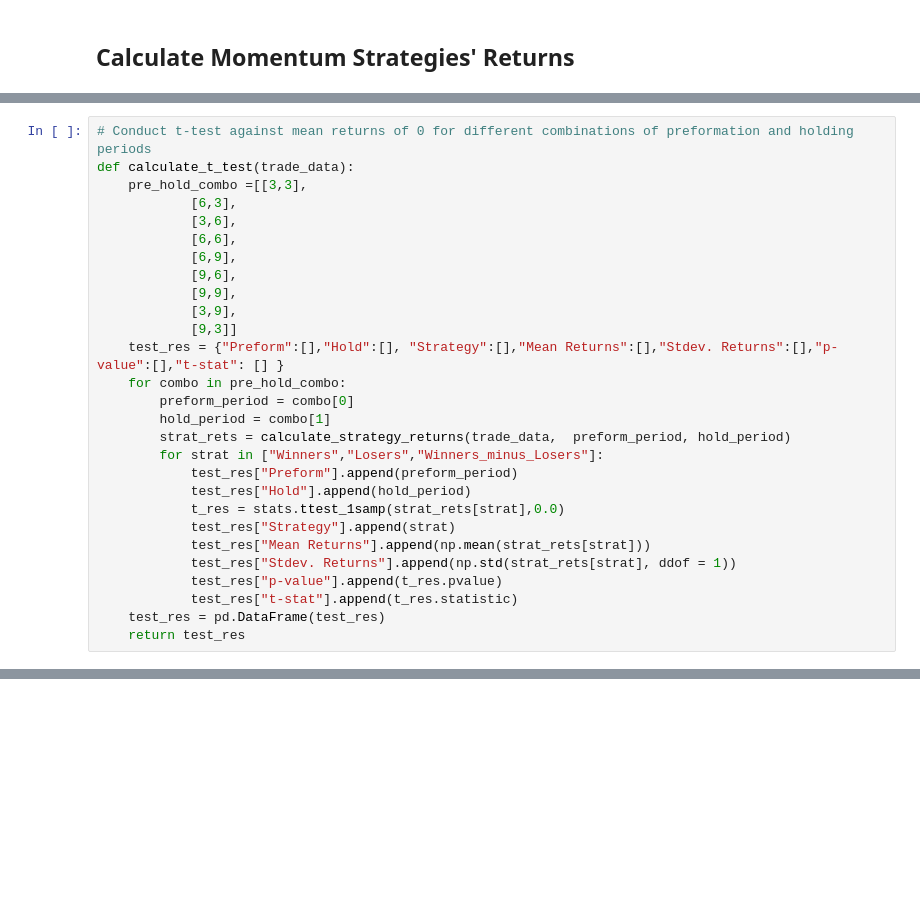
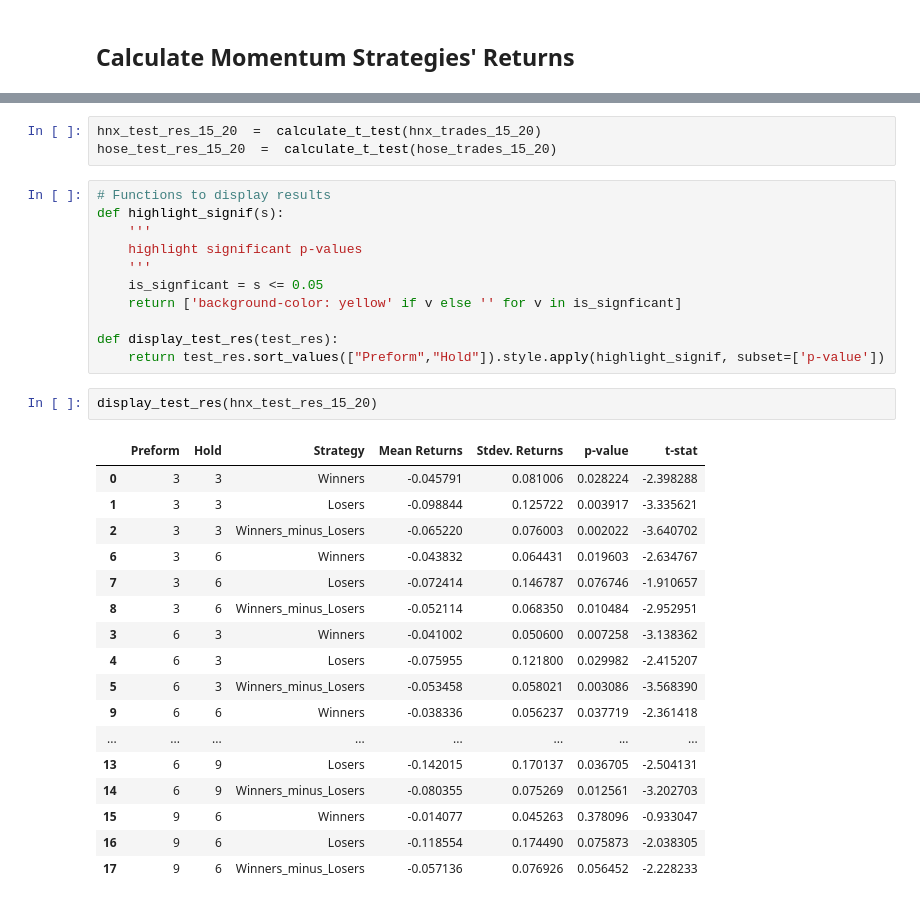
Before and after one commit to plklinh/data501, a Jupyter notebook: Momentum_Trade_Sim.ipynb, the cells around one changed output, grey strips where cells are left out. Cells and saved outputs as stored; diff of their text form; blank space fills up the shorter version.

```diff
--- a/Momentum_Trade_Sim.ipynb
+++ b/Momentum_Trade_Sim.ipynb
@@ -141,28 +177,0 @@ def calculate_strategy_returns(trade_data, preform_period, hold_period):
-# %%
-# Conduct t-test against mean returns of 0 for different combinations of preformation and holding periods
-def calculate_t_test(trade_data):
-    pre_hold_combo =[[3,3],
-            [6,3],
-            [3,6],
-            [6,6],
-            [6,9],
-            [9,6],
-            [9,9],
-            [3,9],
-            [9,3]]
-    test_res = {"Preform":[],"Hold":[], "Strategy":[],"Mean Returns":[],"Stdev. Returns":[],"p-value":[],"t-stat": [] }
-    for combo in pre_hold_combo:
-        preform_period = combo[0]
-        hold_period = combo[1]
-        strat_rets = calculate_strategy_returns(trade_data,  preform_period, hold_period)
-        for strat in ["Winners","Losers","Winners_minus_Losers"]:
-            test_res["Preform"].append(preform_period)
-            test_res["Hold"].append(hold_period)
-            t_res = stats.ttest_1samp(strat_rets[strat],0.0)
-            test_res["Strategy"].append(strat)
-            test_res["Mean Returns"].append(np.mean(strat_rets[strat]))
-            test_res["Stdev. Returns"].append(np.std(strat_rets[strat], ddof = 1))
-            test_res["p-value"].append(t_res.pvalue)
-            test_res["t-stat"].append(t_res.statistic)
-    test_res = pd.DataFrame(test_res)
-    return test_res
@@ -210,0 +178,34 @@ hose_test_res
+# %%
+hnx_test_res_15_20  =  calculate_t_test(hnx_trades_15_20)
+hose_test_res_15_20  =  calculate_t_test(hose_trades_15_20)
+# %%
+# Functions to display results
+def highlight_signif(s):
+    '''
+    highlight significant p-values
+    '''
+    is_signficant = s <= 0.05
+    return ['background-color: yellow' if v else '' for v in is_signficant]
+
+def display_test_res(test_res):
+    return test_res.sort_values(["Preform","Hold"]).style.apply(highlight_signif, subset=['p-value'])
+# %%
+display_test_res(hnx_test_res_15_20)
+# %% [output]
+|  | Preform | Hold | Strategy | Mean Returns | Stdev. Returns | p-value | t-stat |
+| 0 | 3 | 3 | Winners | -0.045791 | 0.081006 | 0.028224 | -2.398288 |
+| 1 | 3 | 3 | Losers | -0.098844 | 0.125722 | 0.003917 | -3.335621 |
+| 2 | 3 | 3 | Winners_minus_Losers | -0.065220 | 0.076003 | 0.002022 | -3.640702 |
+| 6 | 3 | 6 | Winners | -0.043832 | 0.064431 | 0.019603 | -2.634767 |
+| 7 | 3 | 6 | Losers | -0.072414 | 0.146787 | 0.076746 | -1.910657 |
+| 8 | 3 | 6 | Winners_minus_Losers | -0.052114 | 0.068350 | 0.010484 | -2.952951 |
+| 3 | 6 | 3 | Winners | -0.041002 | 0.050600 | 0.007258 | -3.138362 |
+| 4 | 6 | 3 | Losers | -0.075955 | 0.121800 | 0.029982 | -2.415207 |
+| 5 | 6 | 3 | Winners_minus_Losers | -0.053458 | 0.058021 | 0.003086 | -3.568390 |
+| 9 | 6 | 6 | Winners | -0.038336 | 0.056237 | 0.037719 | -2.361418 |
+| ... | ... | ... | ... | ... | ... | ... | ... |
+| 13 | 6 | 9 | Losers | -0.142015 | 0.170137 | 0.036705 | -2.504131 |
+| 14 | 6 | 9 | Winners_minus_Losers | -0.080355 | 0.075269 | 0.012561 | -3.202703 |
+| 15 | 9 | 6 | Winners | -0.014077 | 0.045263 | 0.378096 | -0.933047 |
+| 16 | 9 | 6 | Losers | -0.118554 | 0.174490 | 0.075873 | -2.038305 |
+| 17 | 9 | 6 | Winners_minus_Losers | -0.057136 | 0.076926 | 0.056452 | -2.228233 |
```
Also changed, not shown: parts of 12 cells of this notebook, 1 other file.
